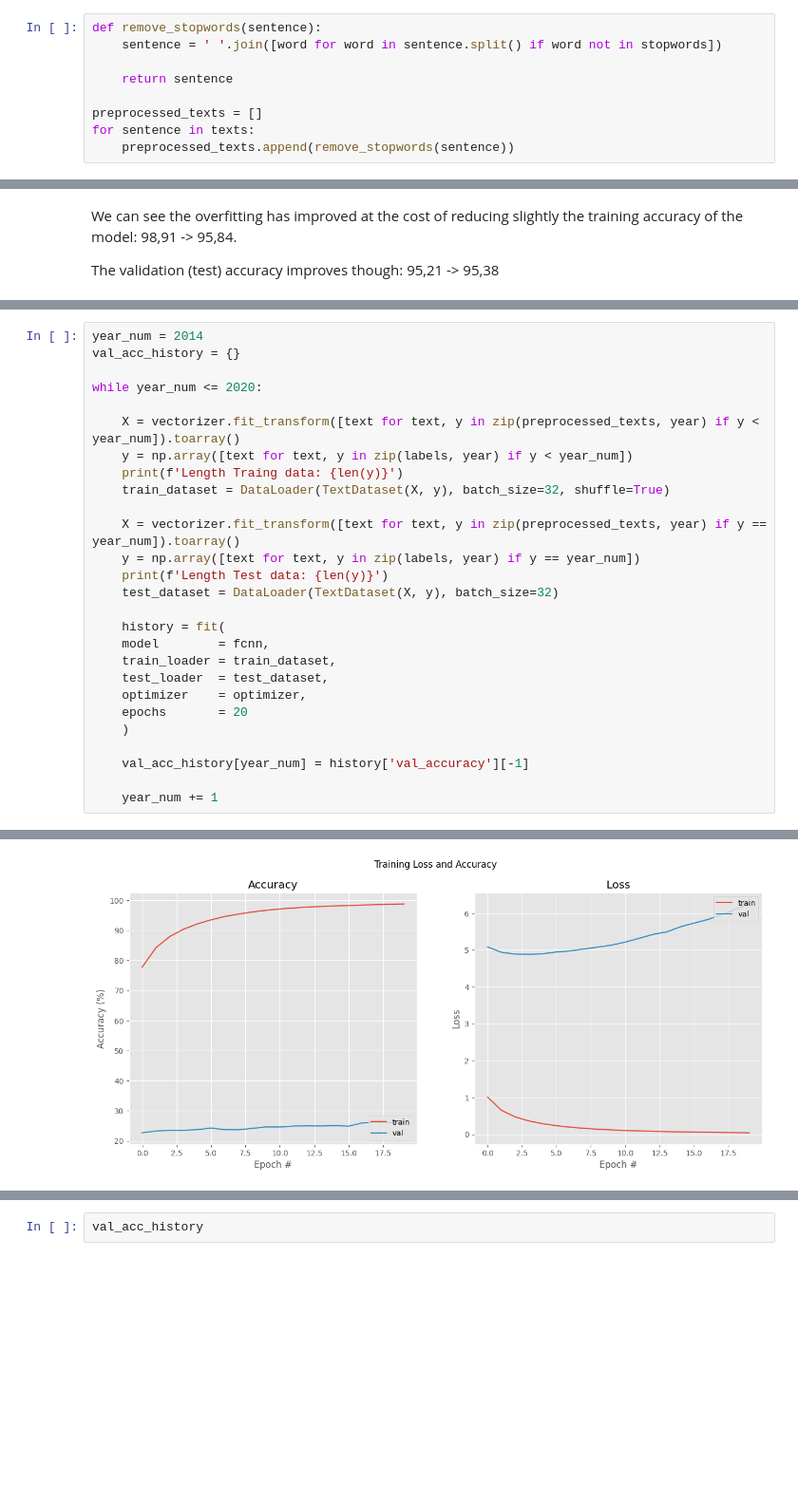
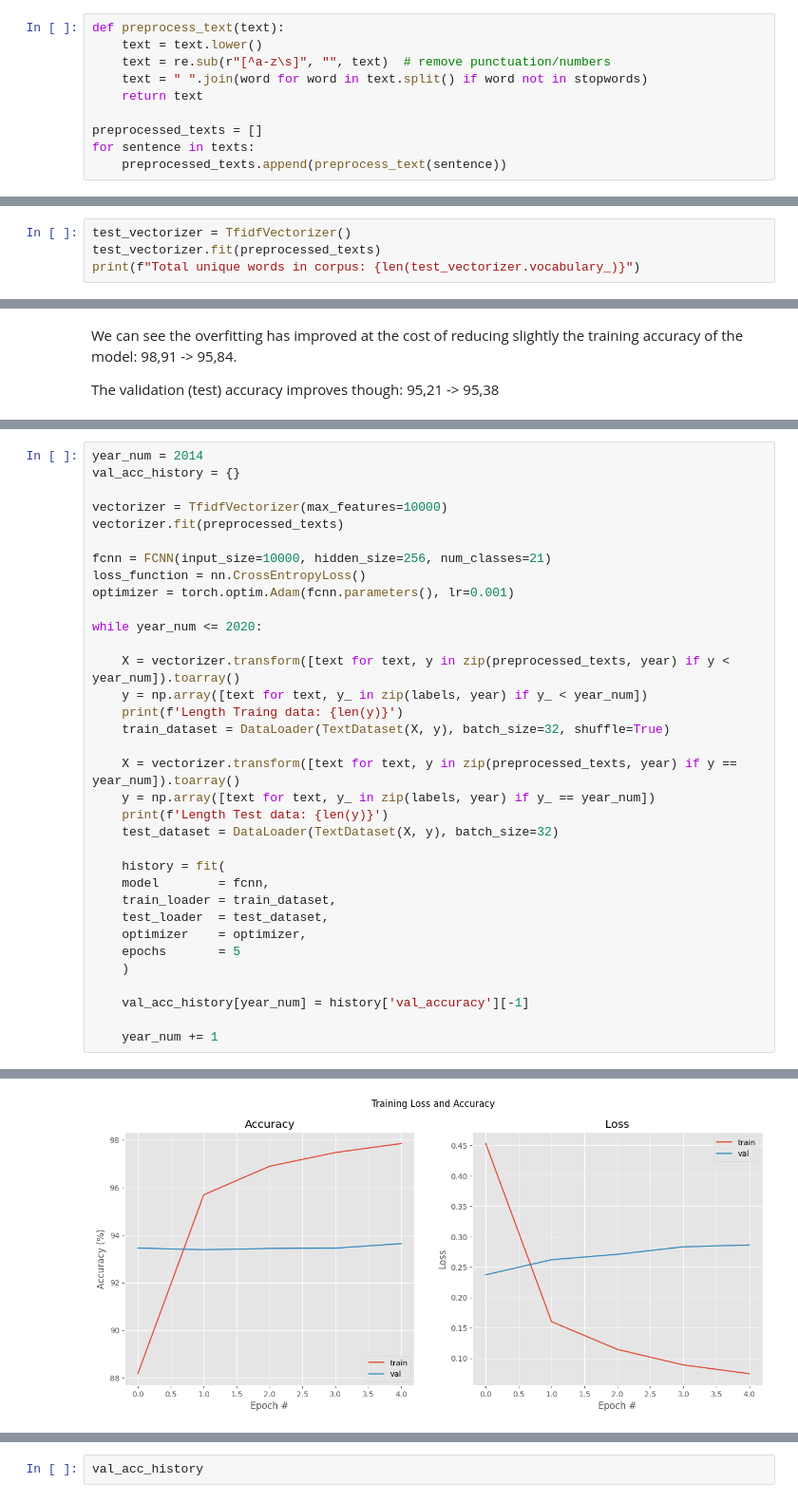
Before and after one commit to Kytusla908/MBD_NN, a Jupyter notebook: bin/Delivery.ipynb, the cells around one changed output, grey strips where cells are left out. Shown: that part at 95% size. Drawn from its saved outputs; the diff is of its cells as text; blank space fills up the shorter version.

```diff
--- a/bin/Delivery.ipynb
+++ b/bin/Delivery.ipynb
@@ -43,11 +44,12 @@ pandas.core.series.Series
 # %% [markdown]
 ## Remove stopwords + leading and trailing quotes
 # %%
-def remove_stopwords(sentence):
-    sentence = ' '.join([word for word in sentence.split() if word not in stopwords])
-
-    return sentence
+def preprocess_text(text):
+    text = text.lower()
+    text = re.sub(r"[^a-z\s]", "", text)  # remove punctuation/numbers
+    text = " ".join(word for word in text.split() if word not in stopwords)
+    return text
 
 preprocessed_texts = []
 for sentence in texts:
-    preprocessed_texts.append(remove_stopwords(sentence))
+    preprocessed_texts.append(preprocess_text(sentence))
@@ -108,0 +108,4 @@ plt.show()
+# %%
+test_vectorizer = TfidfVectorizer()
+test_vectorizer.fit(preprocessed_texts)
+print(f"Total unique words in corpus: {len(test_vectorizer.vocabulary_)}")
@@ -471,15 +479,22 @@ Now we will use data from a specific year as the validation set, and data from t
 year_num = 2014
 val_acc_history = {}
 
+vectorizer = TfidfVectorizer(max_features=10000)
+vectorizer.fit(preprocessed_texts)
+
+fcnn = FCNN(input_size=10000, hidden_size=256, num_classes=21)
+loss_function = nn.CrossEntropyLoss()
+optimizer = torch.optim.Adam(fcnn.parameters(), lr=0.001)
+
 while year_num <= 2020:
 
-    X = vectorizer.fit_transform([text for text, y in zip(preprocessed_texts, year) if y < year_num]).toarray()
-    y = np.array([text for text, y in zip(labels, year) if y < year_num])
+    X = vectorizer.transform([text for text, y in zip(preprocessed_texts, year) if y < year_num]).toarray()
+    y = np.array([text for text, y_ in zip(labels, year) if y_ < year_num])
     print(f'Length Traing data: {len(y)}')
     train_dataset = DataLoader(TextDataset(X, y), batch_size=32, shuffle=True)
 
-    X = vectorizer.fit_transform([text for text, y in zip(preprocessed_texts, year) if y == year_num]).toarray()
-    y = np.array([text for text, y in zip(labels, year) if y == year_num])
+    X = vectorizer.transform([text for text, y in zip(preprocessed_texts, year) if y == year_num]).toarray()
+    y = np.array([text for text, y_ in zip(labels, year) if y_ == year_num])
     print(f'Length Test data: {len(y)}')
     test_dataset = DataLoader(TextDataset(X, y), batch_size=32)
 
@@ -488,7 +503,7 @@ while year_num <= 2020:
     train_loader = train_dataset,
     test_loader  = test_dataset,
     optimizer    = optimizer,
-    epochs       = 20
+    epochs       = 5
     )
 
     val_acc_history[year_num] = history['val_accuracy'][-1]
@@ -515,3 +520,3 @@ Epoch 20/20 │ loss=0.0414  val_loss=6.2536  acc=98.80%  val_acc=26.15%
-[figure, old version]
+[figure, new version]
 Length Traing data: 70359
 Length Test data: 29412
```
Also changed, not shown: parts of 15 cells of this notebook.
